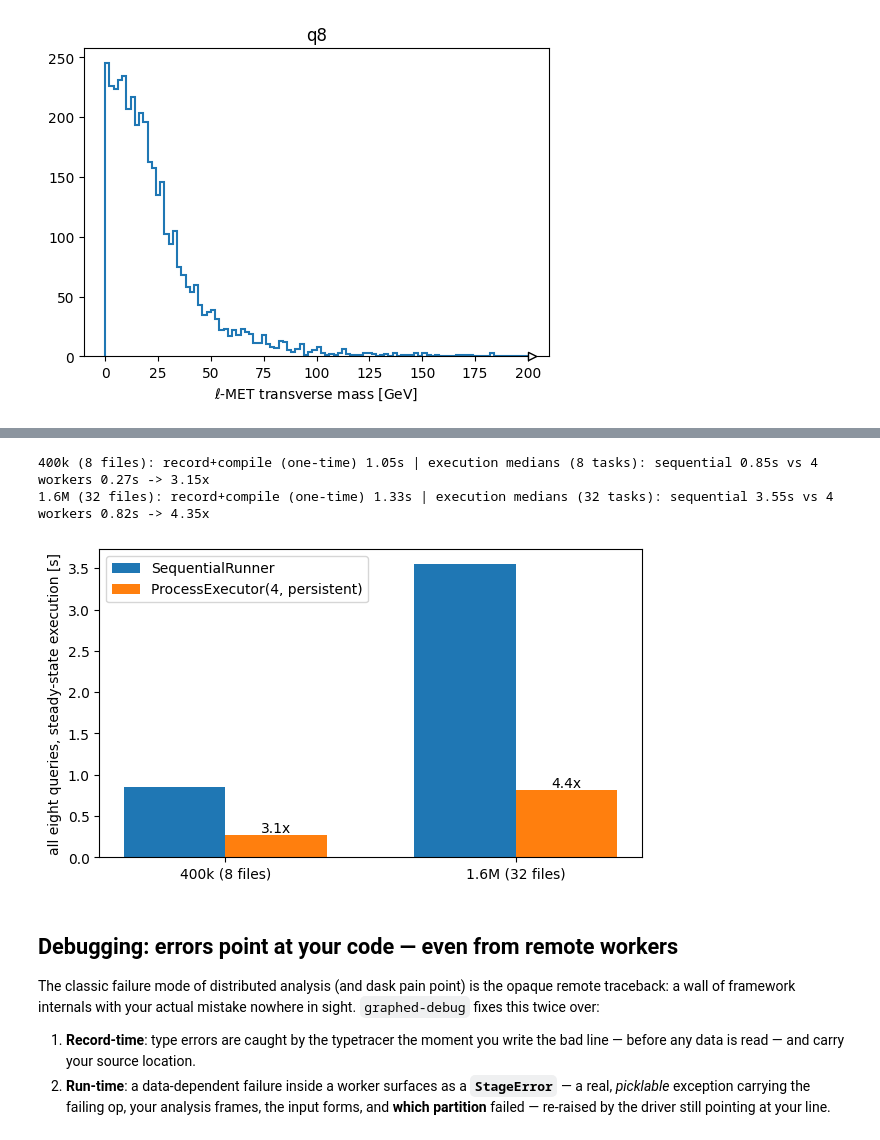
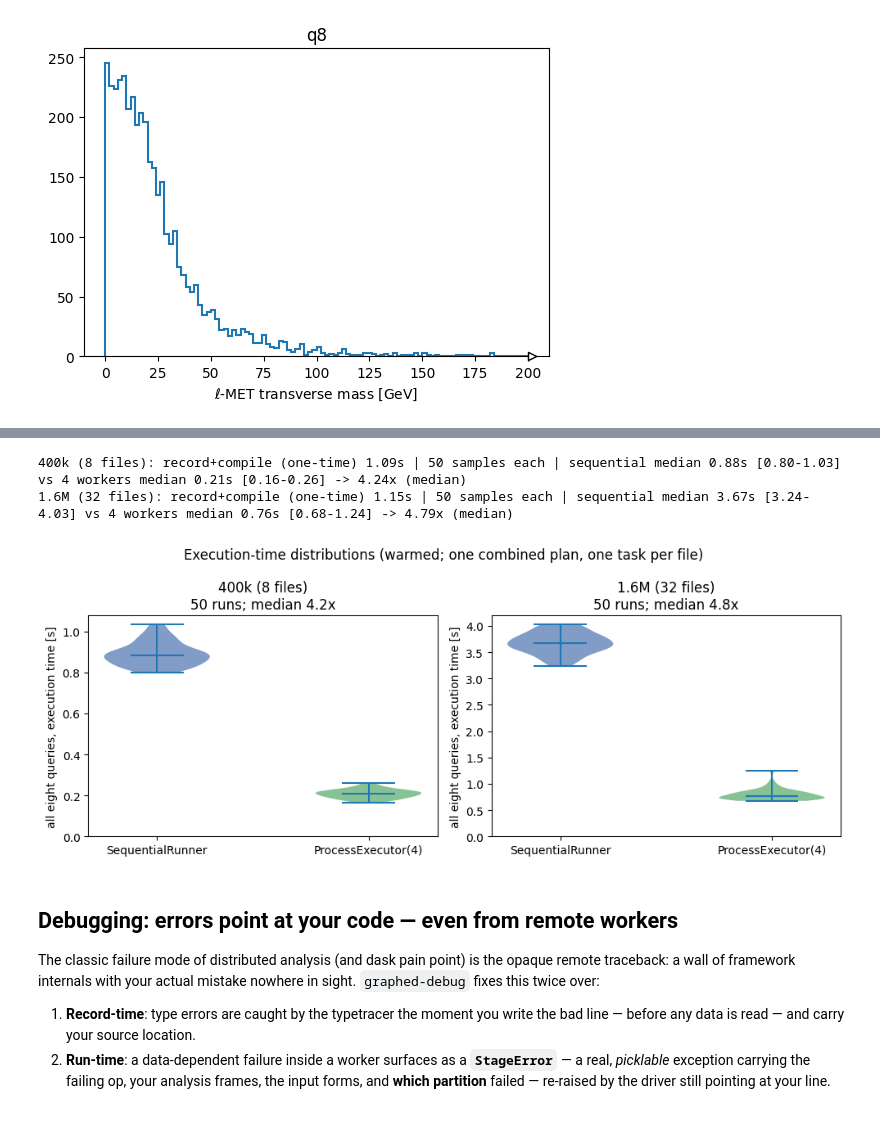
Before and after one commit to graphed-org/coffea-benchmarks-graphed-mvp, a Jupyter notebook: graphed-adl-benchmarks.ipynb, the cells around one changed output, grey strips where cells are left out. Cells and saved outputs as stored; diff of their text form; code cells hidden in the pictures.

```diff
--- a/graphed-adl-benchmarks.ipynb
+++ b/graphed-adl-benchmarks.ipynb
@@ -305,7 +309,8 @@ was the under-warming artifact rule 3 now removes.)
 # %%
 import os
 import shutil
-import statistics
+
+import numpy as np
 
 import benchmark
 from graphed.write import SequentialRunner
@@ -329,21 +334,23 @@ WARMUP = os.path.join(SCALED, "warmup.root")
 if not os.path.exists(WARMUP):
     shutil.copy("data/Run2012B_SingleMu_50k.root", WARMUP)
 
+N_SAMPLES = 50
 
-def median_time(run, plan, *, warm=2, timed=5):
+
+def sample_times(run, plan, *, warm=2, n=N_SAMPLES):
+    """Warm, then return n execution-time samples (the distribution, not a point estimate)."""
     for _ in range(warm):
         run(plan)
-    return statistics.median(_timed(run, plan) for _ in range(timed))
-
-
-def _timed(run, plan):
-    t0 = time.perf_counter()
-    run(plan)
-    return time.perf_counter() - t0
+    out = []
+    for _ in range(n):
+        t0 = time.perf_counter()
+        run(plan)
+        out.append(time.perf_counter() - t0)
+    return np.asarray(out)
 
 
 seq = SequentialRunner()
-timings = {}
+samples = {}  # dataset label -> {"sequential": array[N], "4 workers": array[N]}
 with ProcessExecutor(max_workers=4, persistent=True) as pool:  # fresh: no measured file cached
     pool.run(benchmark.build_combined_plan([WARMUP + ":Events"], 50000)[0])  # worker imports
 
@@ -351,33 +358,35 @@ with ProcessExecutor(max_workers=4, persistent=True) as pool:  # fresh: no measu
         t0 = time.perf_counter()
         plan, _labels = benchmark.build_combined_plan(where, 50000)  # 8 queries, ONE graph, 1 task/file
         t_build = time.perf_counter() - t0
-        t_seq = median_time(seq.run, plan)
-        t_par = median_time(pool.run, plan)
-        timings[label] = (t_seq, t_par)
+        s_seq = sample_times(seq.run, plan)
+        s_par = sample_times(pool.run, plan)
+        samples[label] = {"sequential": s_seq, "4 workers": s_par}
         print(
-            f"{label}: record+compile (one-time) {t_build:.2f}s | "
-            f"execution medians ({len(plan.tasks)} tasks): sequential {t_seq:.2f}s vs "
-            f"4 workers {t_par:.2f}s -> {t_seq / t_par:.2f}x"
+            f"{label}: record+compile (one-time) {t_build:.2f}s | {N_SAMPLES} samples each | "
+            f"sequential median {np.median(s_seq):.2f}s [{s_seq.min():.2f}-{s_seq.max():.2f}] vs "
+            f"4 workers median {np.median(s_par):.2f}s [{s_par.min():.2f}-{s_par.max():.2f}] "
+            f"-> {np.median(s_seq) / np.median(s_par):.2f}x (median)"
         )
 # %% [output]
-400k (8 files): record+compile (one-time) 1.05s | execution medians (8 tasks): sequential 0.85s vs 4 workers 0.27s -> 3.15x
-1.6M (32 files): record+compile (one-time) 1.33s | execution medians (32 tasks): sequential 3.55s vs 4 workers 0.82s -> 4.35x
+400k (8 files): record+compile (one-time) 1.09s | 50 samples each | sequential median 0.88s [0.80-1.03] vs 4 workers median 0.21s [0.16-0.26] -> 4.24x (median)
+1.6M (32 files): record+compile (one-time) 1.15s | 50 samples each | sequential median 3.67s [3.24-4.03] vs 4 workers median 0.76s [0.68-1.24] -> 4.79x (median)
 # %%
-fig, ax = plt.subplots(figsize=(7, 4))
-labels = list(timings)
-x = range(len(labels))
-width = 0.35
-ax.bar([i - width / 2 for i in x], [timings[k][0] for k in labels], width, label="SequentialRunner")
-ax.bar([i + width / 2 for i in x], [timings[k][1] for k in labels], width, label="ProcessExecutor(4, persistent)")
-ax.set_xticks(list(x), labels)
-ax.set_ylabel("all eight queries, steady-state execution [s]")
-for i, k in enumerate(labels):
-    seq, par = timings[k]
-    ax.text(i + width / 2, par, f"{seq / par:.1f}x", ha="center", va="bottom")
-ax.legend()
+fig, axes = plt.subplots(1, len(samples), figsize=(10, 4), squeeze=False)
+for ax, (label, runs) in zip(axes[0], samples.items()):
+    seq_s, par_s = runs["sequential"], runs["4 workers"]
+    parts = ax.violinplot([seq_s, par_s], positions=[1, 2], showmedians=True, showextrema=True)
+    for body, color in zip(parts["bodies"], ("#4C72B0", "#55A868")):
+        body.set_facecolor(color)
+        body.set_alpha(0.7)
+    ax.set_xticks([1, 2], ["SequentialRunner", "ProcessExecutor(4)"])
+    ax.set_ylabel("all eight queries, execution time [s]")
+    ax.set_ylim(bottom=0)
+    ax.set_title(f"{label}\n{N_SAMPLES} runs; median {np.median(seq_s) / np.median(par_s):.1f}x")
+fig.suptitle("Execution-time distributions (warmed; one combined plan, one task per file)")
+fig.tight_layout()
 plt.show()
 # %% [output]
-[figure, old version]
+[figure, new version]
 # %% [markdown]
 ## Debugging: errors point at **your** code — even from remote workers
 
```
Also changed, not shown: parts of 3 cells of this notebook, 1 other file.
